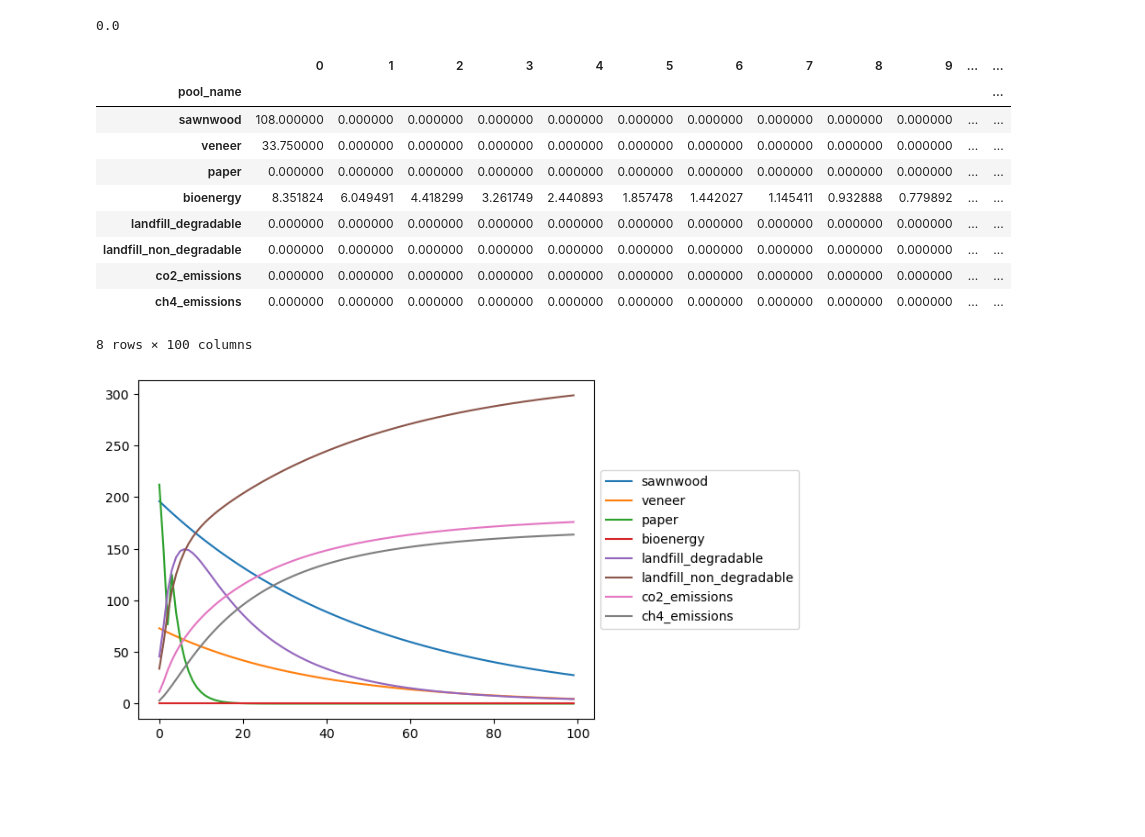
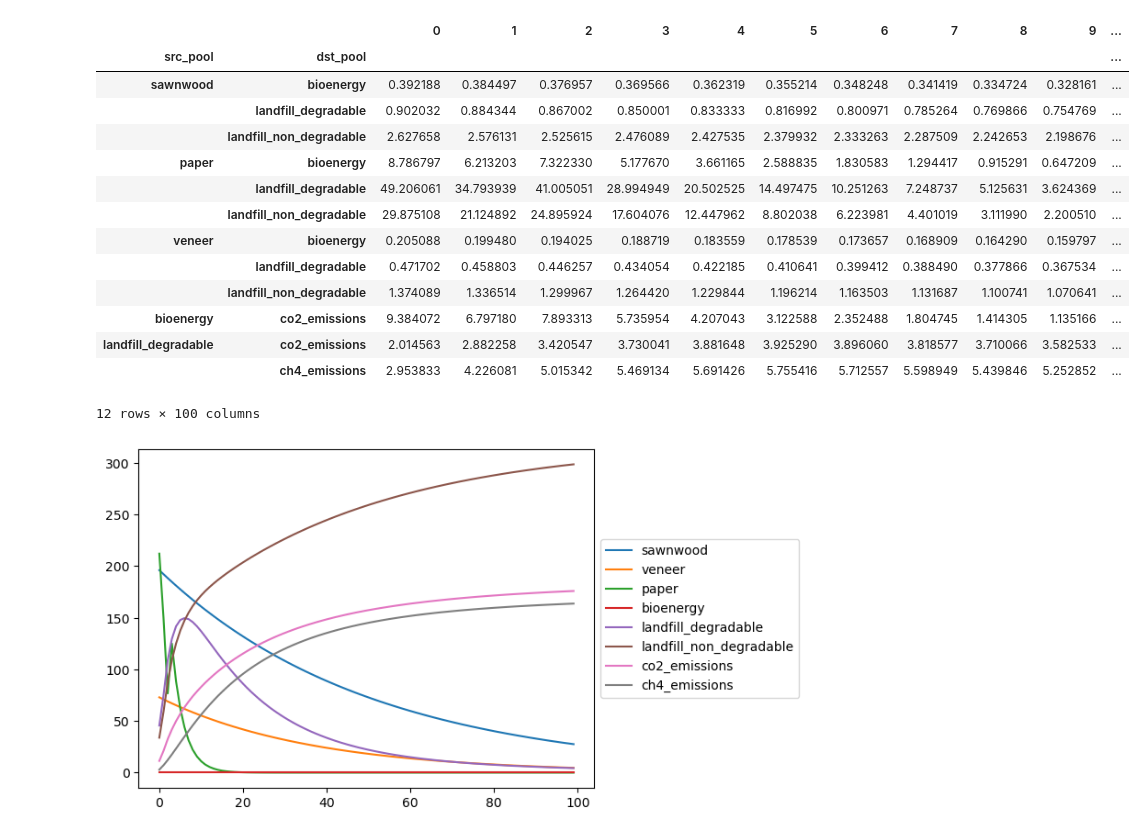
Before and after one commit to pierre-cantegril/hwp_carbon, a Jupyter notebook: examples/simple_example.ipynb, the cells around one changed output. Drawn from its saved outputs; the diff is of its cells as text; code cells hidden in the pictures; blank space fills up the shorter version.

```diff
--- a/examples/simple_example.ipynb
+++ b/examples/simple_example.ipynb
@@ -49,3 +66,18 @@ net.run_simulation(inputs, steps=steps)
 # %%
-df = net.get_flows_attr('values', as_dataframe=True)
-df.index.levels[1]
+net.get_flows_attr('values', as_dataframe=True)
+# %% [output]
+|  |  | 0 | 1 | 2 | 3 | 4 | 5 | 6 | 7 | 8 | 9 | ... |
+| src_pool | dst_pool |  |  |  |  |  |  |  |  |  |  | ... |
+| sawnwood | bioenergy | 0.392188 | 0.384497 | 0.376957 | 0.369566 | 0.362319 | 0.355214 | 0.348248 | 0.341419 | 0.334724 | 0.328161 | ... |
+|  | landfill_degradable | 0.902032 | 0.884344 | 0.867002 | 0.850001 | 0.833333 | 0.816992 | 0.800971 | 0.785264 | 0.769866 | 0.754769 | ... |
+|  | landfill_non_degradable | 2.627658 | 2.576131 | 2.525615 | 2.476089 | 2.427535 | 2.379932 | 2.333263 | 2.287509 | 2.242653 | 2.198676 | ... |
+| paper | bioenergy | 8.786797 | 6.213203 | 7.322330 | 5.177670 | 3.661165 | 2.588835 | 1.830583 | 1.294417 | 0.915291 | 0.647209 | ... |
+|  | landfill_degradable | 49.206061 | 34.793939 | 41.005051 | 28.994949 | 20.502525 | 14.497475 | 10.251263 | 7.248737 | 5.125631 | 3.624369 | ... |
+|  | landfill_non_degradable | 29.875108 | 21.124892 | 24.895924 | 17.604076 | 12.447962 | 8.802038 | 6.223981 | 4.401019 | 3.111990 | 2.200510 | ... |
+| veneer | bioenergy | 0.205088 | 0.199480 | 0.194025 | 0.188719 | 0.183559 | 0.178539 | 0.173657 | 0.168909 | 0.164290 | 0.159797 | ... |
+|  | landfill_degradable | 0.471702 | 0.458803 | 0.446257 | 0.434054 | 0.422185 | 0.410641 | 0.399412 | 0.388490 | 0.377866 | 0.367534 | ... |
+|  | landfill_non_degradable | 1.374089 | 1.336514 | 1.299967 | 1.264420 | 1.229844 | 1.196214 | 1.163503 | 1.131687 | 1.100741 | 1.070641 | ... |
+| bioenergy | co2_emissions | 9.384072 | 6.797180 | 7.893313 | 5.735954 | 4.207043 | 3.122588 | 2.352488 | 1.804745 | 1.414305 | 1.135166 | ... |
+| landfill_degradable | co2_emissions | 2.014563 | 2.882258 | 3.420547 | 3.730041 | 3.881648 | 3.925290 | 3.896060 | 3.818577 | 3.710066 | 3.582533 | ... |
+|  | ch4_emissions | 2.953833 | 4.226081 | 5.015342 | 5.469134 | 5.691426 | 5.755416 | 5.712557 | 5.598949 | 5.439846 | 5.252852 | ... |
+12 rows × 100 columns
@@ -54,21 +84,3 @@ df.index.levels[1]
-# %%
-net.get_pools_attr('carbon_stock', as_dataframe=True).loc['bioenergy'].sum()
-# %% [output]
-0.0
-# %%
-net.get_pools_attr('substitution', as_dataframe=True)
-# %% [output]
-|  | 0 | 1 | 2 | 3 | 4 | 5 | 6 | 7 | 8 | 9 | ... | ... |
-| pool_name |  |  |  |  |  |  |  |  |  |  |  | ... |
-| sawnwood | 108.000000 | 0.000000 | 0.000000 | 0.000000 | 0.000000 | 0.000000 | 0.000000 | 0.000000 | 0.000000 | 0.000000 | ... | ... |
-| veneer | 33.750000 | 0.000000 | 0.000000 | 0.000000 | 0.000000 | 0.000000 | 0.000000 | 0.000000 | 0.000000 | 0.000000 | ... | ... |
-| paper | 0.000000 | 0.000000 | 0.000000 | 0.000000 | 0.000000 | 0.000000 | 0.000000 | 0.000000 | 0.000000 | 0.000000 | ... | ... |
-| bioenergy | 8.351824 | 6.049491 | 4.418299 | 3.261749 | 2.440893 | 1.857478 | 1.442027 | 1.145411 | 0.932888 | 0.779892 | ... | ... |
-| landfill_degradable | 0.000000 | 0.000000 | 0.000000 | 0.000000 | 0.000000 | 0.000000 | 0.000000 | 0.000000 | 0.000000 | 0.000000 | ... | ... |
-| landfill_non_degradable | 0.000000 | 0.000000 | 0.000000 | 0.000000 | 0.000000 | 0.000000 | 0.000000 | 0.000000 | 0.000000 | 0.000000 | ... | ... |
-| co2_emissions | 0.000000 | 0.000000 | 0.000000 | 0.000000 | 0.000000 | 0.000000 | 0.000000 | 0.000000 | 0.000000 | 0.000000 | ... | ... |
-| ch4_emissions | 0.000000 | 0.000000 | 0.000000 | 0.000000 | 0.000000 | 0.000000 | 0.000000 | 0.000000 | 0.000000 | 0.000000 | ... | ... |
-8 rows × 100 columns
 # %%
 fig = net.get_pools_attr('carbon_stock', as_dataframe=True).T.plot()
 fig.legend(loc='center left', bbox_to_anchor=(1, 0.5))
```
Also changed, not shown: parts of 49 cells of this notebook.
